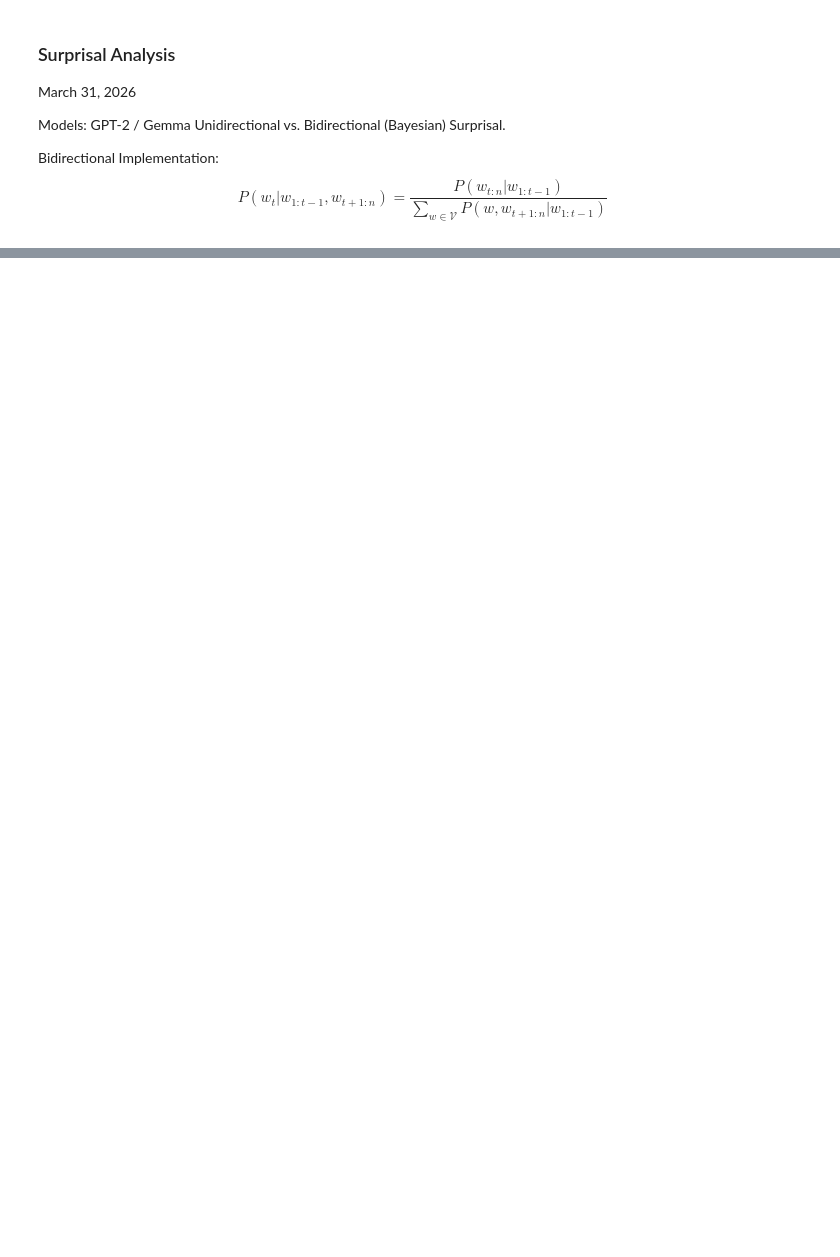
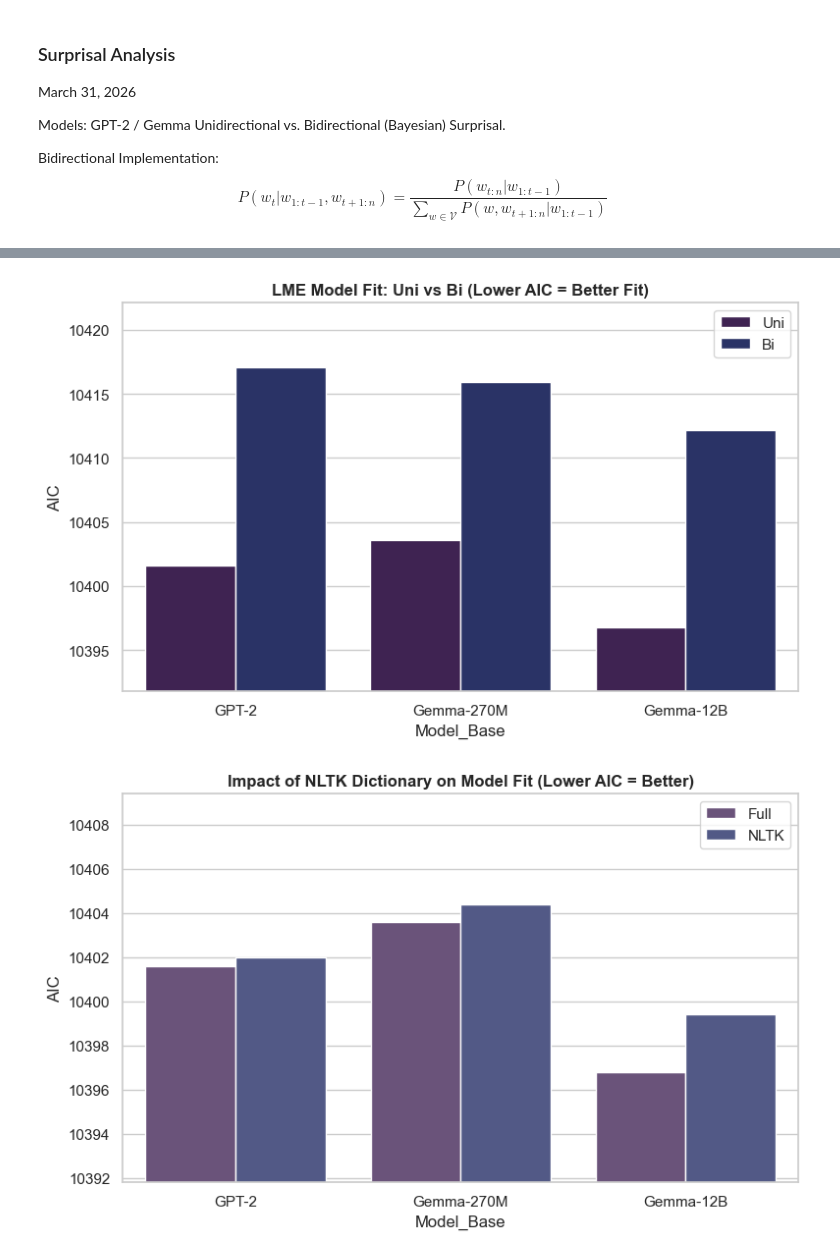
Before and after one commit to theraSara/SwP-Project, a Jupyter notebook: result_analysis.ipynb, the cells around one changed output, grey strips where cells are left out. Drawn from its saved outputs; the diff is of its cells as text; code cells hidden in the pictures; blank space fills up the shorter version.

```diff
--- a/result_analysis.ipynb
+++ b/result_analysis.ipynb
@@ -204,0 +210,37 @@ Example Item 0 Analysis:
+# %%
+if not df_aic.empty:
+    # Separate the parsed data into Uni and Bi for plotting
+    df_aic[['Direction', 'Vocab']] = df_aic['Condition'].str.extract(r'(Uni|Bi) \((.*?)\)')
+
+    # 1. Plot Unidirectional vs Bidirectional (Full Vocab)
+    df_plot1 = df_aic[df_aic['Vocab'] == 'Full'].copy()
+
+    plt.figure(figsize=(8, 5))
+    sns.barplot(
+        data=df_plot1, x="Model_Base", y="AIC", hue="Direction",
+        palette={"Uni": "#401B5A", "Bi": "#202C70"},
+        order=["GPT-2", "Gemma-270M", "Gemma-12B"]
+    )
+    plt.ylim(df_plot1["AIC"].min() - 5, df_plot1["AIC"].max() + 5)
+    plt.title("LME Model Fit: Uni vs Bi (Lower AIC = Better Fit)", fontweight='bold')
+    plt.legend(title="")
+    plt.tight_layout()
+    plt.show()
+
+    # 2. Plot Full Vocab vs NLTK (Unidirectional only)
+    df_plot2 = df_aic[df_aic['Direction'] == 'Uni'].copy()
+
+    plt.figure(figsize=(8, 5))
+    sns.barplot(
+        data=df_plot2, x="Model_Base", y="AIC", hue="Vocab",
+        palette={"Full": "#6B4C81", "NLTK": "#49538F"},
+        order=["GPT-2", "Gemma-270M", "Gemma-12B"]
+    )
+    plt.ylim(df_plot2["AIC"].min() - 5, df_plot2["AIC"].max() + 5)
+    plt.title("Impact of NLTK Dictionary on Model Fit (Lower AIC = Better)", fontweight='bold')
+    plt.legend(title="")
+    plt.tight_layout()
+    plt.show()
+# %% [output]
+[figure, added]
+[figure, added]
```
Also changed, not shown: parts of 9 cells of this notebook, 19 other files.
